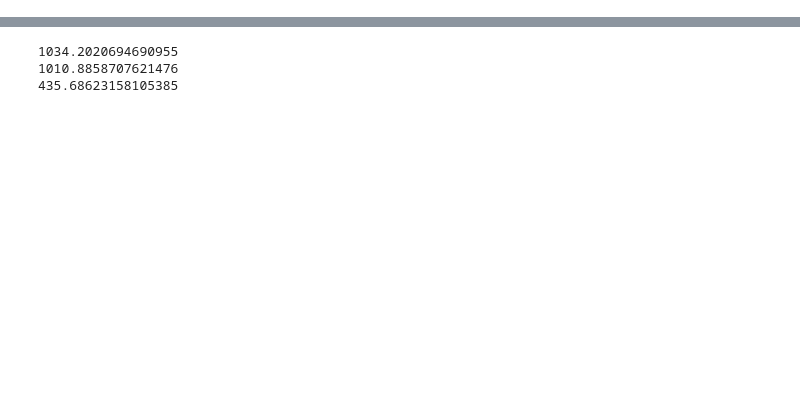
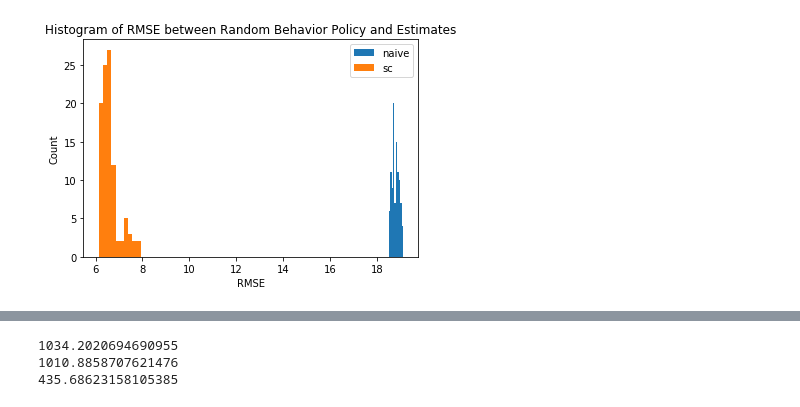
Before and after one commit to blepfo/RL-MDPs, a Jupyter notebook: Untitled.ipynb, the cells around one changed output, grey strips where cells are left out. Drawn from its saved outputs; the diff is of its cells as text; code cells hidden in the pictures; blank space fills up the shorter version.

```diff
--- a/Untitled.ipynb
+++ b/Untitled.ipynb
@@ -5,0 +17,10 @@ m=100
+# %%
+plt.hist(rmses_naive_random, label='naive')
+plt.hist(rmses_sc_random, label='sc')
+plt.legend()
+plt.xlabel('RMSE')
+plt.ylabel('Count')
+plt.title('Histogram of RMSE between Random Behavior Policy and Estimates')
+plt.show()
+# %% [output]
+[figure, added]
```
Also changed, not shown: parts of 21 cells of this notebook, 20 other files.
